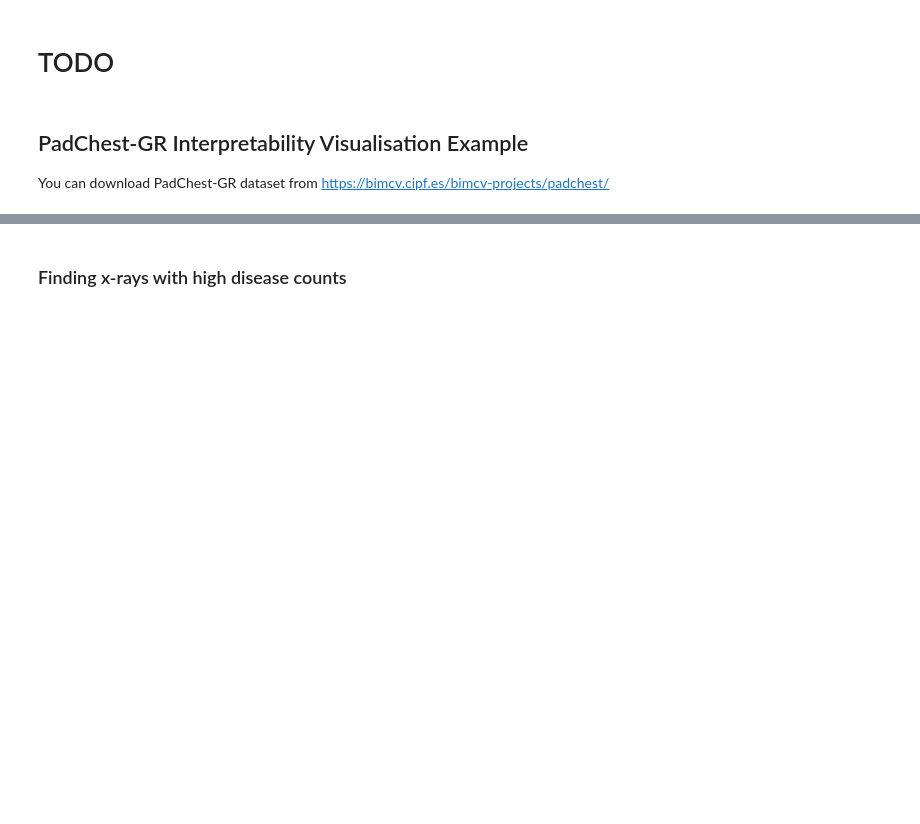
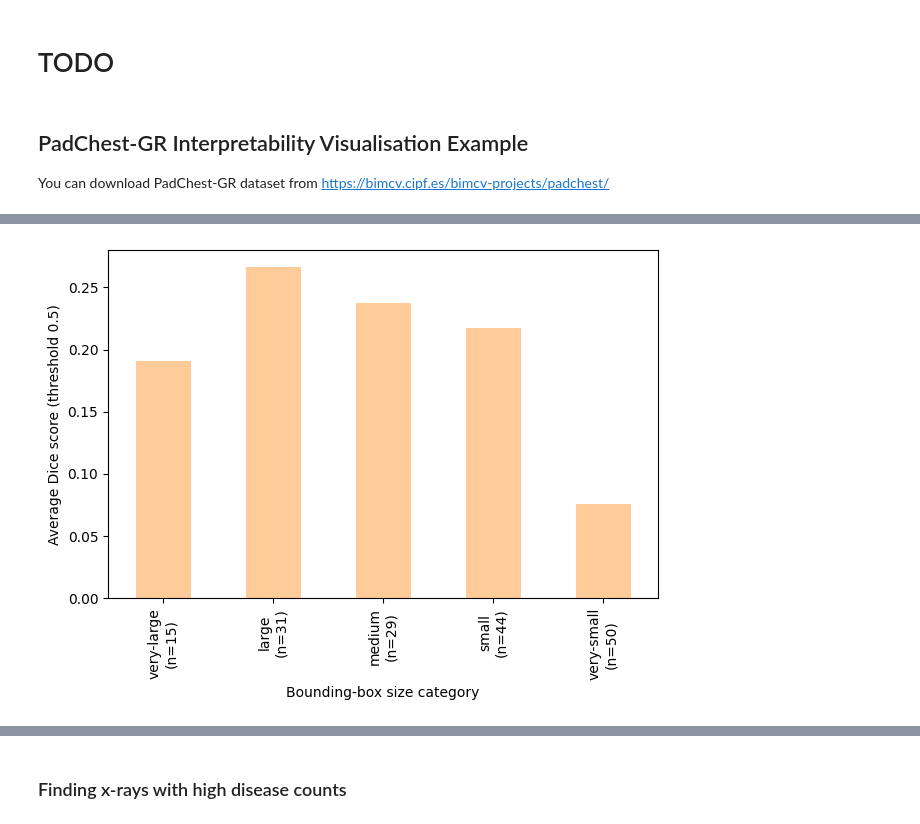
Before and after one commit to homiecal/dap-playground, a Jupyter notebook: multiple-disease-impact-on-interpretability-VLM.ipynb, the cells around one changed output, grey strips where cells are left out. Saved outputs shown, nothing was run; the diff lists cells and outputs as text; code cells hidden in the pictures; blank space fills up the shorter version.

```diff
--- a/multiple-disease-impact-on-interpretability-VLM.ipynb
+++ b/multiple-disease-impact-on-interpretability-VLM.ipynb
@@ -682,0 +477,7 @@ Legend: Negative Neutral Positive
+# %%
+# Custom collate fn to keep only 1 sample per batch - Chefer interpret template function setup for 1 image so keep it
+# simple given the sample from PadChest-GR is small
+def collate_fn_return_one(batch):
+    return batch[0]
+
+padchest_abnormal_loader = DataLoader(padchest_abnormal_dataset, batch_size=1, shuffle=False, collate_fn=collate_fn_return_one)
@@ -682,0 +572,31 @@ Legend: Negative Neutral Positive
+# %%
+import pandas as pd
+import numpy as np
+import matplotlib.pyplot as plt
+
+df = pd.DataFrame(dice_results)
+
+labels = ["very-small", "small", "medium", "large", "very-large"]
+reorder = ["very-large", "large", "medium", "small", "very-small"]
+df["bbox_category"] = pd.cut(
+    df["bbox_percent"],
+    bins=[-float("inf"), 0.025, 0.075, 0.125, 0.25, float("inf")],
+    labels=labels,
+    right=False,
+)
+
+grouped = df.groupby("bbox_category", observed=False)["dice_at_0.5"]
+mean_dice = grouped.mean().reindex(reorder)
+counts = grouped.count().reindex(reorder)
+
+ax = mean_dice.plot(kind="bar",color="#ffcc99")
+ax.set_xlabel("Bounding-box size category")
+ax.set_ylabel("Average Dice score (threshold 0.5)")
+ax.set_xticks(
+    range(len(reorder)),
+    [f"{category}\n(n={count})" for category, count in zip(reorder, counts)],
+)
+plt.tight_layout()
+plt.show()
+# %% [output]
+[figure, added]
```
Also changed, not shown: parts of 66 cells of this notebook.
